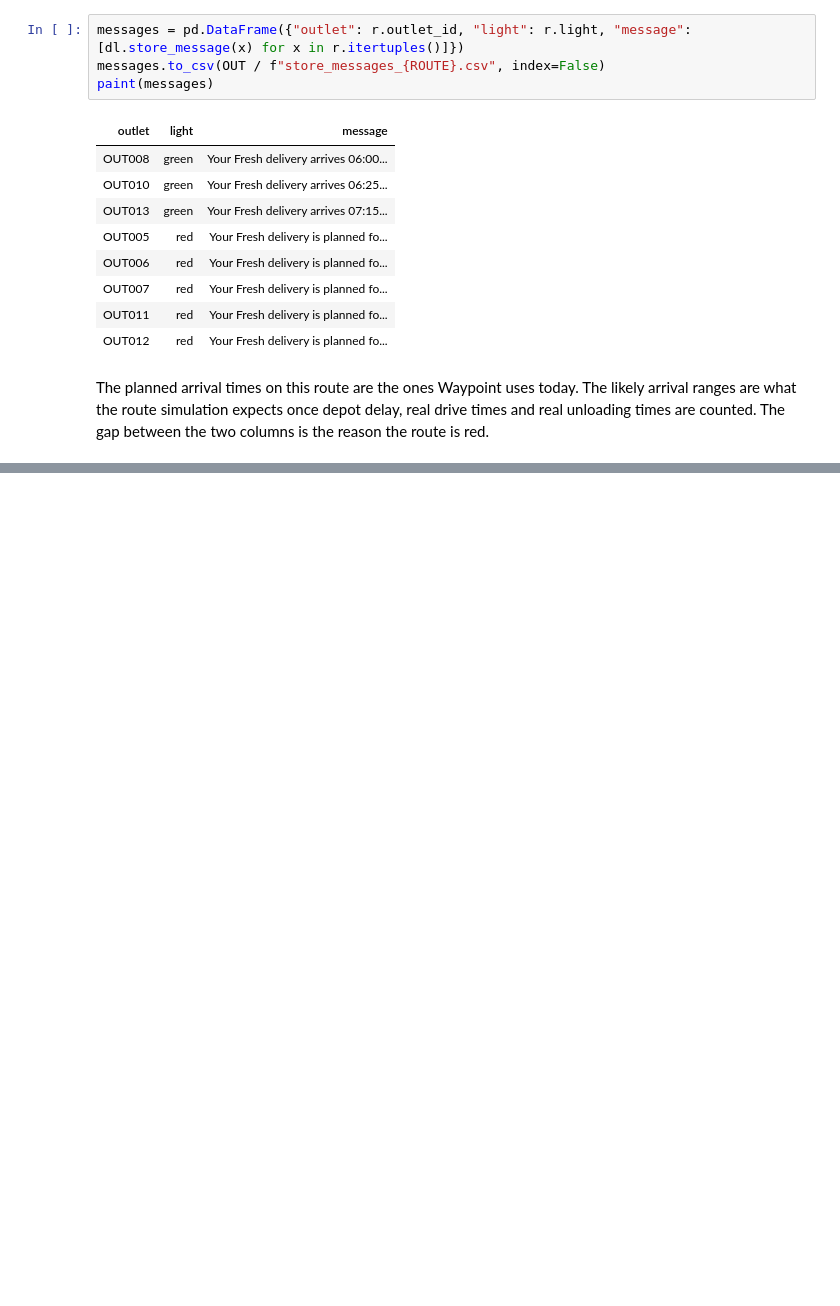
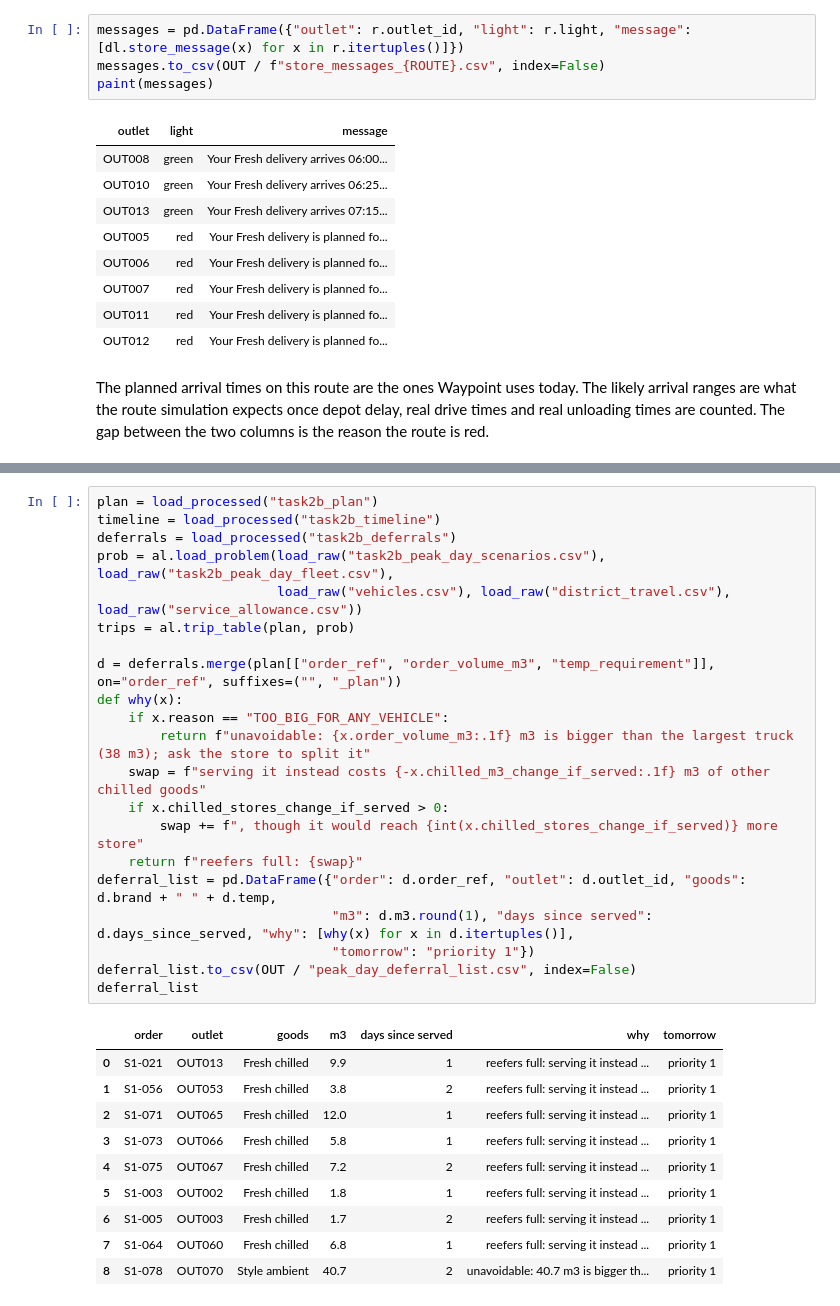
Before and after one commit to sameera-ekanayaka/Xora_Datathon, a Jupyter notebook: notebooks/08_decision_layer.ipynb, the cells around one changed output, grey strips where cells are left out. Saved outputs shown, nothing was run; the diff lists cells and outputs as text; blank space fills up the shorter version.

Commit message:
Turn the peak-day plan into deferral notices, loading sheets and late warnings

```diff
--- a/notebooks/08_decision_layer.ipynb
+++ b/notebooks/08_decision_layer.ipynb
@@ -179,0 +188,32 @@ The planned arrival times on this route are the ones Waypoint uses today. The li
+# %%
+plan = load_processed("task2b_plan")
+timeline = load_processed("task2b_timeline")
+deferrals = load_processed("task2b_deferrals")
+prob = al.load_problem(load_raw("task2b_peak_day_scenarios.csv"), load_raw("task2b_peak_day_fleet.csv"),
+                       load_raw("vehicles.csv"), load_raw("district_travel.csv"), load_raw("service_allowance.csv"))
+trips = al.trip_table(plan, prob)
+
+d = deferrals.merge(plan[["order_ref", "order_volume_m3", "temp_requirement"]], on="order_ref", suffixes=("", "_plan"))
+def why(x):
+    if x.reason == "TOO_BIG_FOR_ANY_VEHICLE":
+        return f"unavoidable: {x.order_volume_m3:.1f} m3 is bigger than the largest truck (38 m3); ask the store to split it"
+    swap = f"serving it instead costs {-x.chilled_m3_change_if_served:.1f} m3 of other chilled goods"
+    if x.chilled_stores_change_if_served > 0:
+        swap += f", though it would reach {int(x.chilled_stores_change_if_served)} more store"
+    return f"reefers full: {swap}"
+deferral_list = pd.DataFrame({"order": d.order_ref, "outlet": d.outlet_id, "goods": d.brand + " " + d.temp,
+                              "m3": d.m3.round(1), "days since served": d.days_since_served, "why": [why(x) for x in d.itertuples()],
+                              "tomorrow": "priority 1"})
+deferral_list.to_csv(OUT / "peak_day_deferral_list.csv", index=False)
+deferral_list
+# %% [output]
+|  | order | outlet | goods | m3 | days since served | why | tomorrow |
+| 0 | S1-021 | OUT013 | Fresh chilled | 9.9 | 1 | reefers full: serving it instead ... | priority 1 |
+| 1 | S1-056 | OUT053 | Fresh chilled | 3.8 | 2 | reefers full: serving it instead ... | priority 1 |
+| 2 | S1-071 | OUT065 | Fresh chilled | 12.0 | 1 | reefers full: serving it instead ... | priority 1 |
+| 3 | S1-073 | OUT066 | Fresh chilled | 5.8 | 1 | reefers full: serving it instead ... | priority 1 |
+| 4 | S1-075 | OUT067 | Fresh chilled | 7.2 | 2 | reefers full: serving it instead ... | priority 1 |
+| 5 | S1-003 | OUT002 | Fresh chilled | 1.8 | 1 | reefers full: serving it instead ... | priority 1 |
+| 6 | S1-005 | OUT003 | Fresh chilled | 1.7 | 2 | reefers full: serving it instead ... | priority 1 |
+| 7 | S1-064 | OUT060 | Fresh chilled | 6.8 | 1 | reefers full: serving it instead ... | priority 1 |
+| 8 | S1-078 | OUT070 | Style ambient | 40.7 | 2 | unavoidable: 40.7 m3 is bigger th... | priority 1 |
```
Also changed, not shown: parts of 5 cells of this notebook, 4 other files.
